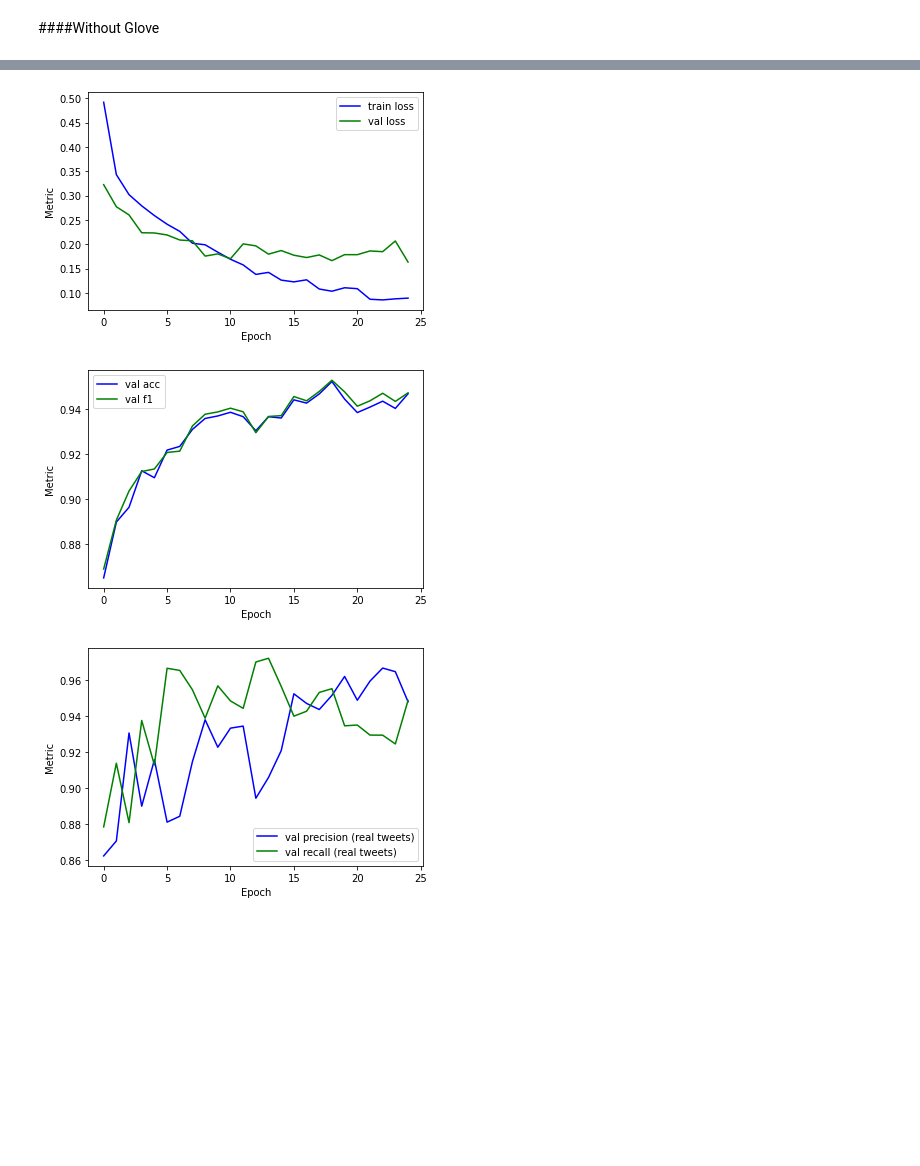
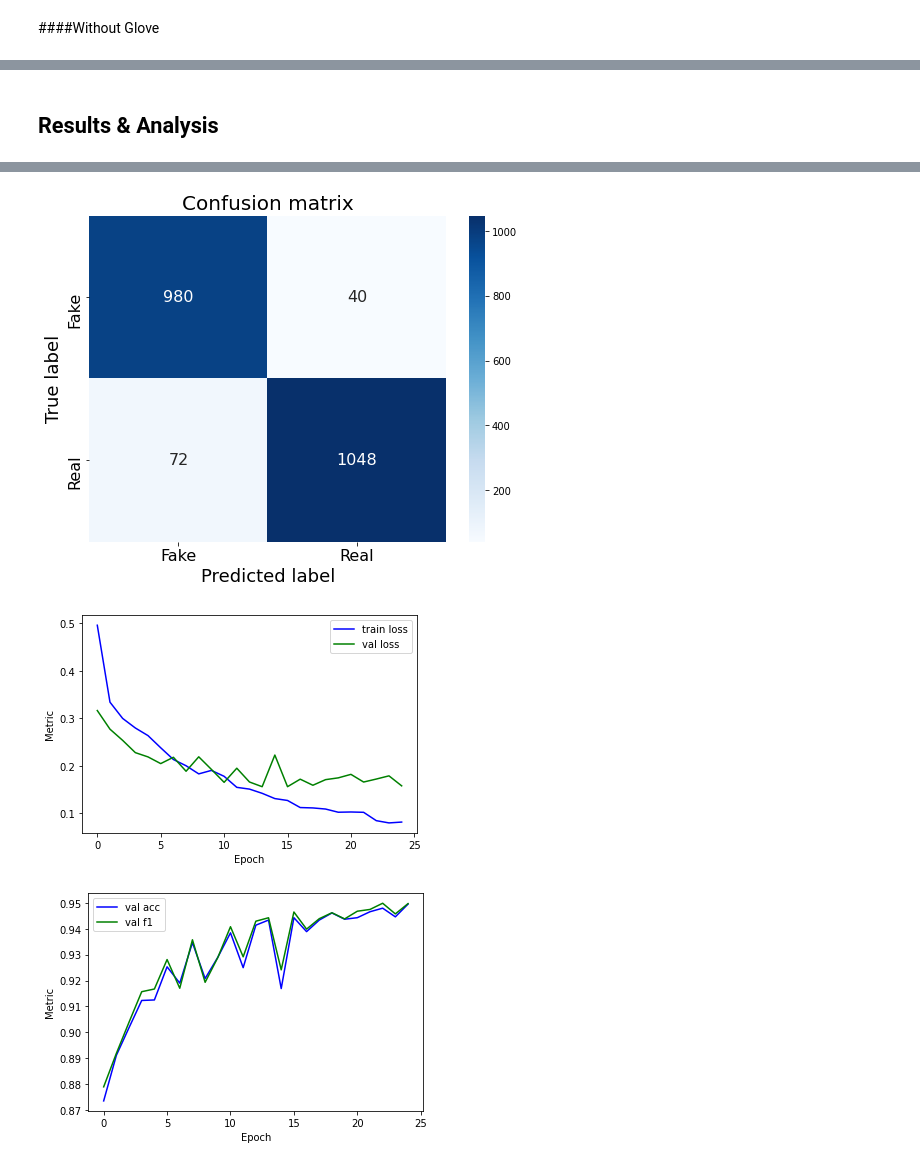
Before and after one commit to andreimesina/covid19-fake-news-detection, a Jupyter notebook: covid19_fake_news_detection.ipynb, the cells around one changed output, grey strips where cells are left out. Cells and saved outputs as stored; diff of their text form; code cells hidden in the pictures; blank space fills up the shorter version.

```diff
--- a/covid19_fake_news_detection.ipynb
+++ b/covid19_fake_news_detection.ipynb
@@ -807,11 +784,11 @@ plot_metrics(val_prec, val_recall, 'val precision (real tweet)', 'val recall (re
 # %%
-def train(model, data_loader, optim, criterion):
+def train(model, dataloader, optim, criterion):
 
     # Set the model to train mode
     model.train()
 
     train_loss_batch = []
-    for batch_id, (batch_data, batch_labels) in enumerate(data_loader):
+    for batch_id, (batch_data, batch_labels) in enumerate(dataloader):
       batch_data, batch_labels = batch_data.to(device), batch_labels.to(device)
 
       # reset the gradients
@@ -898,10 +915,10 @@ val_f1 = []
 for i in range(epochs):
   print(f'\nEPOCH: {i}')
 
-  train_loss_epoch = train(model, dataloader, optim, criterion)
+  train_loss_epoch = train(model, train_dataloader, optim, criterion)
   train_loss.append(train_loss_epoch)
 
-  val_loss_epoch, val_acc_epoch, val_prec_epoch, val_rec_epoch, val_f1_epoch = validate(model, dataloader_val)
+  val_loss_epoch, val_acc_epoch, val_prec_epoch, val_rec_epoch, val_f1_epoch, val_pred_epoch, val_lab_epoch = validate(model, val_dataloader)
   val_loss.append(val_loss_epoch)
   val_acc.append(val_acc_epoch)
   val_prec.append(val_prec_epoch)
@@ -984,10 +959,10 @@ val_f1 = []
 for i in range(epochs):
   print(f'\nEPOCH: {i}')
 
-  train_loss_epoch = train(model, dataloader, optim, criterion)
+  train_loss_epoch = train(model, train_dataloader, optim, criterion)
   train_loss.append(train_loss_epoch)
 
-  val_loss_epoch, val_acc_epoch, val_prec_epoch, val_rec_epoch, val_f1_epoch = validate(model, dataloader_val)
+  val_loss_epoch, val_acc_epoch, val_prec_epoch, val_rec_epoch, val_f1_epoch, val_pred_epoch, val_lab_epoch = validate(model, val_dataloader)
   val_loss.append(val_loss_epoch)
   val_acc.append(val_acc_epoch)
   val_prec.append(val_prec_epoch)
@@ -1055,19 +1005,23 @@ val_acc = []
 val_prec = []
 val_recall = []
 val_f1 = []
+val_predictions = []
+val_labels = []
 
 for i in range(epochs):
   print(f'\nEPOCH: {i}')
 
-  train_loss_epoch = train(model, dataloader, optim, criterion)
+  train_loss_epoch = train(model, train_dataloader, optim, criterion)
   train_loss.append(train_loss_epoch)
 
-  val_loss_epoch, val_acc_epoch, val_prec_epoch, val_rec_epoch, val_f1_epoch = validate(model, dataloader_val)
+  val_loss_epoch, val_acc_epoch, val_prec_epoch, val_rec_epoch, val_f1_epoch, val_pred_epoch, val_labels_epoch = validate(model, val_dataloader)
   val_loss.append(val_loss_epoch)
   val_acc.append(val_acc_epoch)
   val_prec.append(val_prec_epoch)
   val_recall.append(val_rec_epoch)
   val_f1.append(val_f1_epoch)
+  val_predictions.append(val_pred_epoch)
+  val_labels.append(val_labels_epoch)
 
   if i % 2 == 0:
     print(f'\nValidation accuracy: {val_acc_epoch}')
@@ -1095,4 +1049,9 @@ Average validation loss: 0.2008872777223587
+# %% [markdown]
+## Results & Analysis
 # %%
+import seaborn as sns
+
+# Best epoch
 min_epoch = np.argmin(val_loss)
 max_epoch_acc = np.argmax(val_acc)
 max_epoch_f1 = np.argmax(val_f1)
@@ -1100,6 +1059,18 @@ print("Best val loss %f at epoch %d" % (val_loss[min_epoch], min_epoch))
 print("Best val acc %f at epoch %d" % (np.max(val_acc), max_epoch_acc))
 print("Best val F1 %f at epoch %d" % (np.max(val_f1), max_epoch_f1))
 
+# Confusion matrix
+confusion = confusion_matrix(val_labels[max_epoch_f1], val_predictions[max_epoch_f1])
+plt.figure(figsize=(8,6))
+heatmap = sns.heatmap(confusion, annot=True, xticklabels=['Fake', 'Real'], yticklabels=['Fake', 'Real'], fmt='d', cmap='Blues', annot_kws={"fontsize":16})
+heatmap.set_xticklabels(heatmap.get_xmajorticklabels(), fontsize = 16)
+heatmap.set_yticklabels(heatmap.get_ymajorticklabels(), fontsize = 16)
+plt.title('Confusion matrix', fontsize=20)
+plt.xlabel('Predicted label', fontsize=18)
+plt.ylabel('True label', fontsize=18)
+plt.show()
+
+# Metrics plots
 plot_metrics(train_loss, val_loss, 'train loss', 'val loss')
 plot_metrics(val_acc, val_f1, 'val acc', 'val f1')
 plot_metrics(val_prec, val_recall, 'val precision (real tweets)', 'val recall (real tweets)')
@@ -1110,3 +1081,3 @@ Best val F1 0.952645 at epoch 18
-[figure, old version]
+[figure, new version]
-[figure, old version]
+[figure, new version]
-[figure, old version]
+[figure, new version]
```
Also changed, not shown: parts of 30 cells of this notebook.
